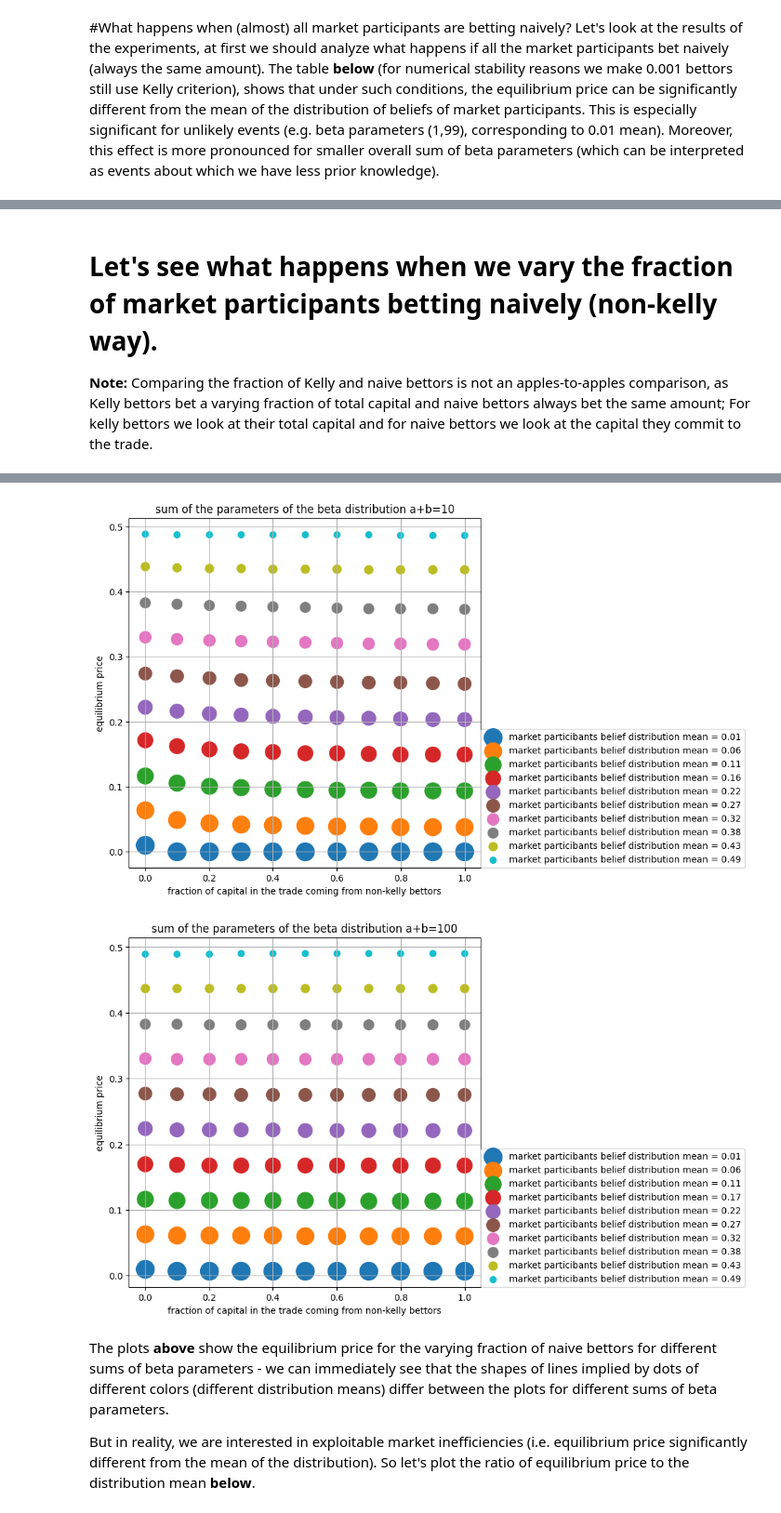
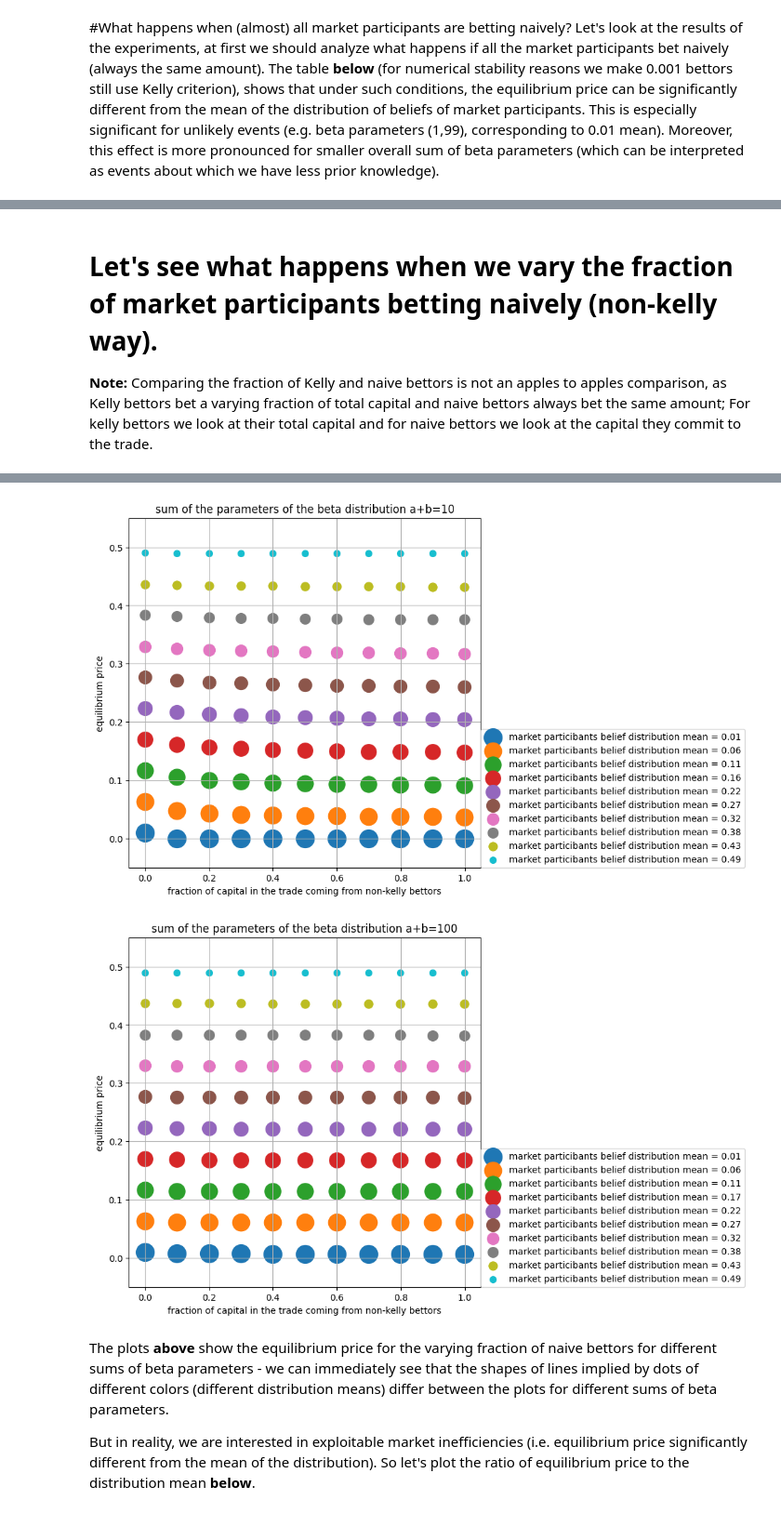
Before and after one commit to mariuszknowak-experiments/binary-option-market-public, a Jupyter notebook: Binary_option_market_equilibrium.ipynb, the cells around one changed output, grey strips where cells are left out. Shown at 93% size. Saved outputs shown, nothing was run; the diff lists cells and outputs as text; code cells hidden in the pictures.

```diff
--- a/Binary_option_market_equilibrium.ipynb
+++ b/Binary_option_market_equilibrium.ipynb
@@ -116,7 +120,7 @@ for ab_sum in tqdm(ab_sum_list):
   b_arr=ab_sum*(1-a_frac)
   super_result_dict[ab_sum]=dict()
   for a,b in tqdm(zip(a_arr,b_arr)):
-    market_participants_beliefs=np.random.beta(a,b,int(1e4))
+    market_participants_beliefs=np.random.beta(a,b,int(1e5))
     result_list=list()
     for el in non_kelly_frac_array:
 
@@ -199,9 +197,10 @@ pd.DataFrame(non_kelly_only_list)[['beta_params','kelly','non_kelly','equilibriu
 # %% [markdown]
 # Let's see what happens when we vary the fraction of market participants betting naively (non-kelly way).
-**Note:** Comparing the fraction of Kelly and naive bettors is not an apples-to-apples comparison, as Kelly bettors bet a varying fraction of total capital and naive bettors always bet the same amount; For kelly bettors we look at their total capital and for naive bettors we look at the capital they commit to the trade.
+**Note:** Comparing the fraction of Kelly and naive bettors is not an apples to apples comparison, as Kelly bettors bet a varying fraction of total capital and naive bettors always bet the same amount; For kelly bettors we look at their total capital and for naive bettors we look at the capital they commit to the trade.
 # %%
 for key in  super_result_dict.keys():
   plt.figure(figsize=(7,7))
+  plt.ylim((-.05,0.55))
   plt.title("sum of the parameters of the beta distribution a+b="+str(key))
   for i,key2 in enumerate(super_result_dict[key].keys()):
     super_result_dict[key][key2]=pd.DataFrame(super_result_dict[key][key2])
@@ -217,5 +216,5 @@ for key in  super_result_dict.keys():
-[figure, old version]
+[figure, new version]
-[figure, old version]
+[figure, new version]
 # %% [markdown]
 The plots **above** show the equilibrium price for the varying fraction of naive bettors for different sums of beta parameters - we can immediately see that the shapes of lines implied by dots of different colors (different distribution means) differ between the plots for different sums of beta parameters.
 
```
Also changed, not shown: parts of 18 cells of this notebook.
